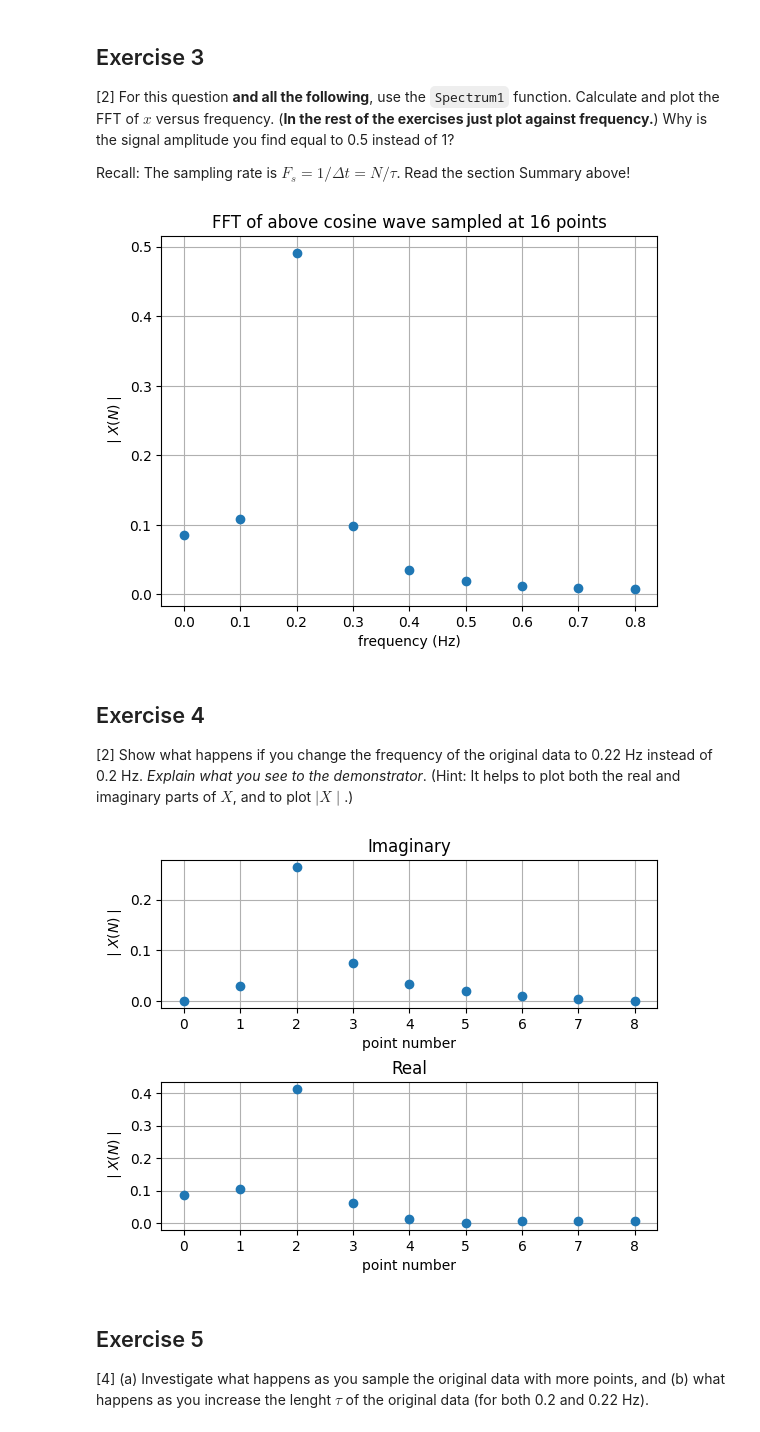
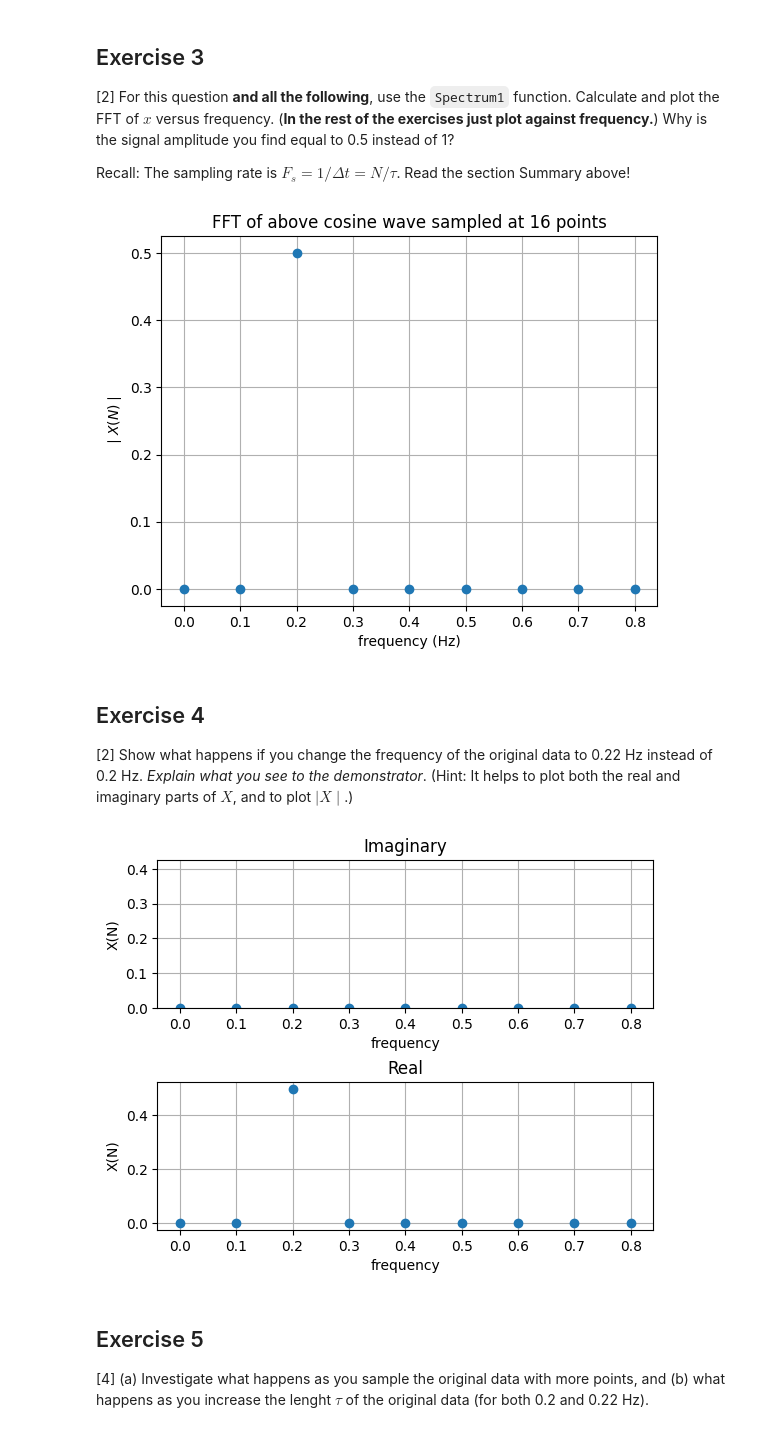
Before and after one commit to PX2145-2025/week-10-b-Whittle-Keenan, a Jupyter notebook: FFT.ipynb, the cells around one changed output. Saved outputs shown, nothing was run; the diff lists cells and outputs as text; code cells hidden in the pictures.

```diff
--- a/FFT.ipynb
+++ b/FFT.ipynb
@@ -345,7 +345,7 @@ tau = 10
 t = np.linspace(0, tau, N, endpoint=False)
 dt = tau/N
 fs = 1/dt
-f = 0.22
+f = 0.2
 
 # Using the Spectrum1 function
 frq, X = Spectrum1(x, fs)
@@ -359,7 +359,7 @@ plt.grid()
 
 # Because we are only computing one side of the fft, one side is positive one is negative, by computing one side the peak is halved
 # %% [output]
-[figure, old version]
+[figure, new version]
 # %% [markdown]
 ## Exercise 4
 [2] Show what happens if you change the frequency of the original data to 0.22 Hz instead of 0.2 Hz. _Explain what you see to the demonstrator_.
@@ -367,22 +367,23 @@ plt.grid()
 # %%
 # Plotting real part and imaginary
 plt.subplot(2, 1, 1)
-plt.plot(np.abs(X[0:N//2+1].imag),'o')
+plt.plot(frq, np.abs(X[0:N//2+1].imag), 'o')
 plt.title('Imaginary')
-plt.xlabel('point number')
-plt.ylabel('$\mid X(N)\mid$')
+plt.xlabel('frequency')
+plt.ylabel('X(N)')
+plt.ylim(0, 0.425)
 plt.grid()
 
 plt.subplot(2, 1, 2)
-plt.plot(np.abs(X[0:N//2+1].real),'o')
+plt.plot(frq, np.abs(X[0:N//2+1].real), 'o')
 plt.title('Real')
-plt.xlabel('point number')
-plt.ylabel('$\mid X(N)\mid$')
+plt.xlabel('frequency')
+plt.ylabel('X(N)')
 plt.grid()
 
 plt.subplots_adjust(hspace=0.5)
 # %% [output]
-[figure, old version]
+[figure, new version]
 # %% [markdown]
 ## Exercise 5
 
```
Also changed, not shown: parts of 1 cell of this notebook.
